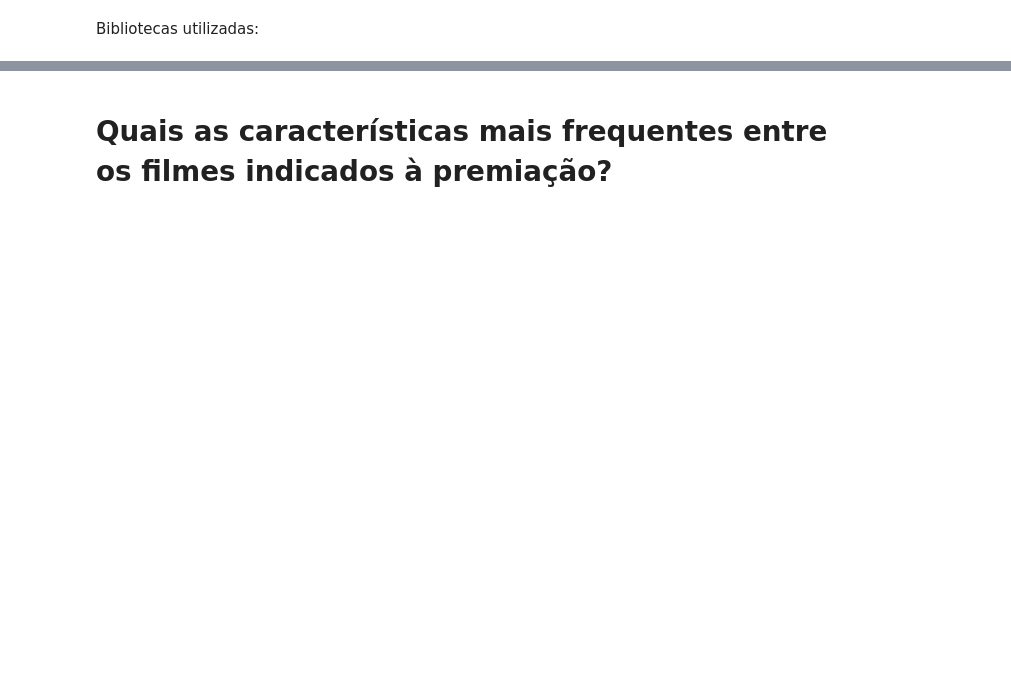
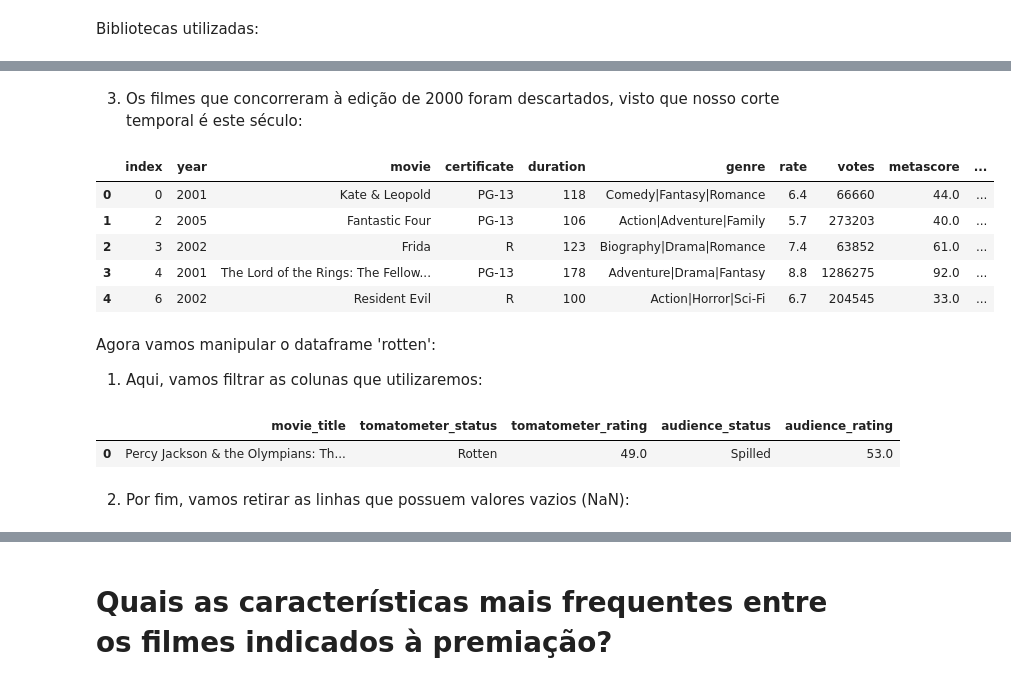
Before and after one commit to Jayvolv/Projeto-ICD, a Jupyter notebook: Projeto_FInal_ICD.ipynb, the cells around one changed output, grey strips where cells are left out. Drawn from its saved outputs; the diff is of its cells as text; code cells hidden in the pictures; blank space fills up the shorter version.

```diff
--- a/Projeto_FInal_ICD.ipynb
+++ b/Projeto_FInal_ICD.ipynb
@@ -46,0 +81,27 @@ from sklearn.cluster import KMeans
+# %%
+oscar = oscar.dropna()
+# %% [markdown]
+3. Os filmes que concorreram à edição de 2000 foram descartados, visto que nosso corte temporal é este século:
+# %%
+oscar = oscar [(oscar.year > 2000)]
+oscar.reset_index(inplace = True, drop = False)
+oscar.head()
+# %% [output]
+|  | index | year | movie | certificate | duration | genre | rate | votes | metascore | ... |
+| 0 | 0 | 2001 | Kate & Leopold | PG-13 | 118 | Comedy|Fantasy|Romance | 6.4 | 66660 | 44.0 | ... |
+| 1 | 2 | 2005 | Fantastic Four | PG-13 | 106 | Action|Adventure|Family | 5.7 | 273203 | 40.0 | ... |
+| 2 | 3 | 2002 | Frida | R | 123 | Biography|Drama|Romance | 7.4 | 63852 | 61.0 | ... |
+| 3 | 4 | 2001 | The Lord of the Rings: The Fellow... | PG-13 | 178 | Adventure|Drama|Fantasy | 8.8 | 1286275 | 92.0 | ... |
+| 4 | 6 | 2002 | Resident Evil | R | 100 | Action|Horror|Sci-Fi | 6.7 | 204545 | 33.0 | ... |
+# %% [markdown]
+Agora vamos manipular o dataframe 'rotten':
+
+1. Aqui, vamos filtrar as colunas que utilizaremos:
+# %%
+rotten = rotten[['movie_title', 'tomatometer_status', 'tomatometer_rating', 'audience_status', 'audience_rating']]
+rotten.head(1)
+# %% [output]
+|  | movie_title | tomatometer_status | tomatometer_rating | audience_status | audience_rating |
+| 0 | Percy Jackson & the Olympians: Th... | Rotten | 49.0 | Spilled | 53.0 |
+# %% [markdown]
+2. Por fim, vamos retirar as linhas que possuem valores vazios (NaN):
```
Also changed, not shown: parts of 21 cells of this notebook.
